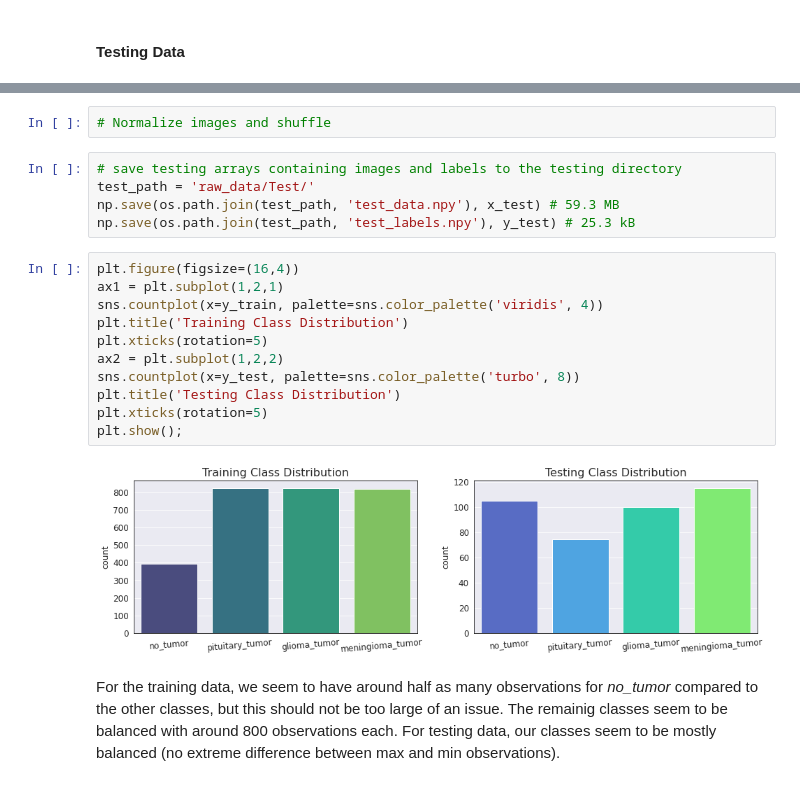
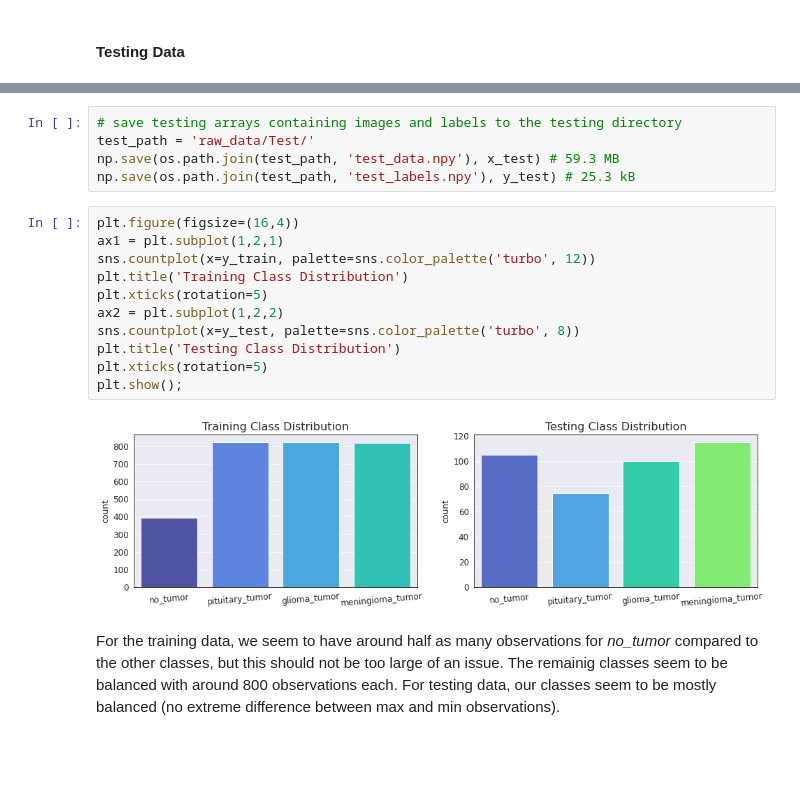
Before and after one commit to dhelms1/brain_tumor, a Jupyter notebook: MRImodeling.ipynb, the cells around one changed output, grey strips where cells are left out. Cells and saved outputs as stored; diff of their text form; blank space fills up the shorter version.

```diff
--- a/MRImodeling.ipynb
+++ b/MRImodeling.ipynb
@@ -125,5 +126,3 @@ Loaded 394 Testing images in 1.918 seconds.
-# %%
-# Normalize images and shuffle
 # %%
 # save testing arrays containing images and labels to the testing directory
 test_path = 'raw_data/Test/'
@@ -132,16 +131,16 @@ np.save(os.path.join(test_path, 'test_labels.npy'), y_test) # 25.3 kB
 # %%
 plt.figure(figsize=(16,4))
 ax1 = plt.subplot(1,2,1)
-sns.countplot(x=y_train, palette=sns.color_palette('viridis', 4))
+sns.countplot(x=y_train, palette=sns.color_palette('turbo', 12))
 plt.title('Training Class Distribution')
 plt.xticks(rotation=5)
 ax2 = plt.subplot(1,2,2)
 sns.countplot(x=y_test, palette=sns.color_palette('turbo', 8))
 plt.title('Testing Class Distribution')
 plt.xticks(rotation=5)
 plt.show();
 # %% [output]
-[figure, old version]
+[figure, new version]
 # %% [markdown]
 For the training data, we seem to have around half as many observations for *no_tumor* compared to the other classes, but this should not be too large of an issue. The remainig classes seem to be balanced with around 800 observations each. For testing data, our classes seem to be mostly balanced (no extreme difference between max and min observations).
 # %% [markdown]
```
Also changed, not shown: parts of 9 cells of this notebook.
